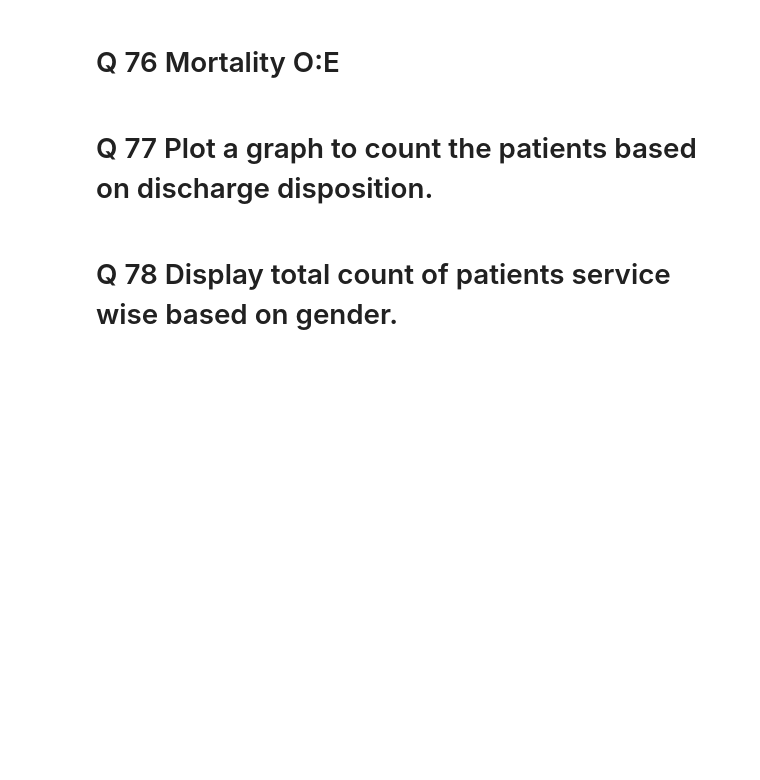
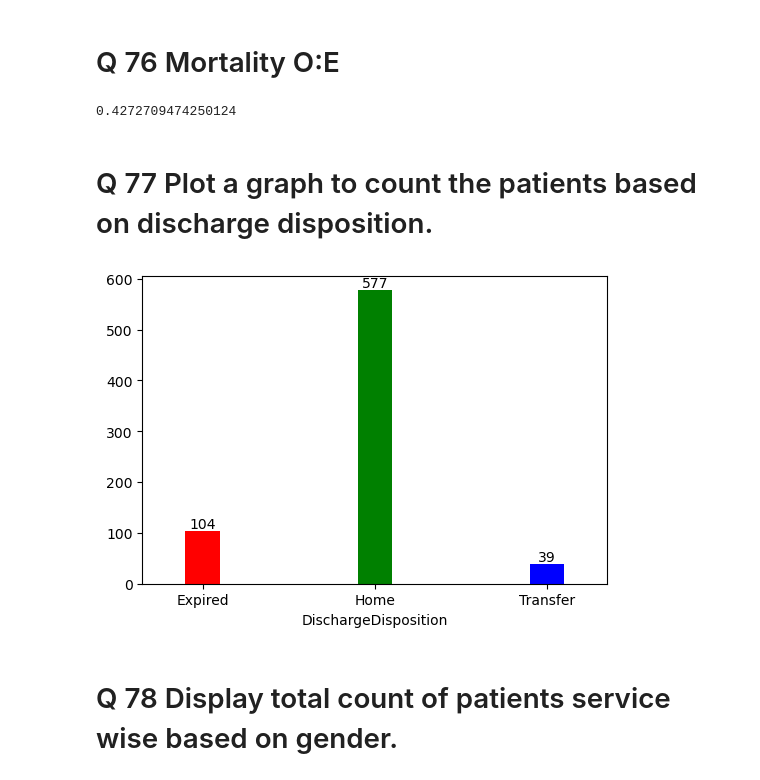
Before and after one commit to AbinayaGobinath/DataWranglers_PythonHackathon, a Jupyter notebook: DataWranglers_Finalquestions.ipynb, the cells around one changed output. Cells and saved outputs as stored; diff of their text form; code cells hidden in the pictures; blank space fills up the shorter version.

```diff
--- a/DataWranglers_Finalquestions.ipynb
+++ b/DataWranglers_Finalquestions.ipynb
@@ -148,3 +138,6 @@ pd.pivot_table(readmissionregistry,index=['AdmissionDate','Discharge_Date'],valu
 459 rows × 1 columns
 # %% [markdown]
 # Q 68 Calculate average LOS.
+# %%
+discharges['LOS']=discharges['DischargeDate']-discharges['AdmissionDate']
+discharges['LOS'].mean()
@@ -204,8 +206,25 @@ array([[10, 13],
        [28, 40]])
 # %% [markdown]
 # Q 76 Mortality O:E
+# %%
+discharges_sum=discharges['ExpectedMortality'].sum()
+discharges_exp=discharges.query("DischargeDisposition == 'Expired'")
+discharges_total_exp= discharges_exp.count()[0]
+mortal_oe=discharges_total_exp/discharges_sum
+mortal_oe
+# %% [output]
+0.4272709474250124
 # %% [markdown]
 # Q 77 Plot a graph to count the patients based on discharge disposition.
+# %%
+import matplotlib.pyplot as plt
+dis=discharges.groupby('DischargeDisposition')['PatientID'].count()
+ax = dis.plot.bar(figsize=(6,4), width=0.2,color=['r', 'g', 'b'])
+ax.bar_label(ax.containers[0], label_type='edge')
+plt.xticks(rotation=0)
+plt.show()
+# %% [output]
+[figure, added]
 # %% [markdown]
 # Q 78 Display total count of patients service wise based on gender.
 # %%
```
Also changed, not shown: parts of 9 cells of this notebook.
